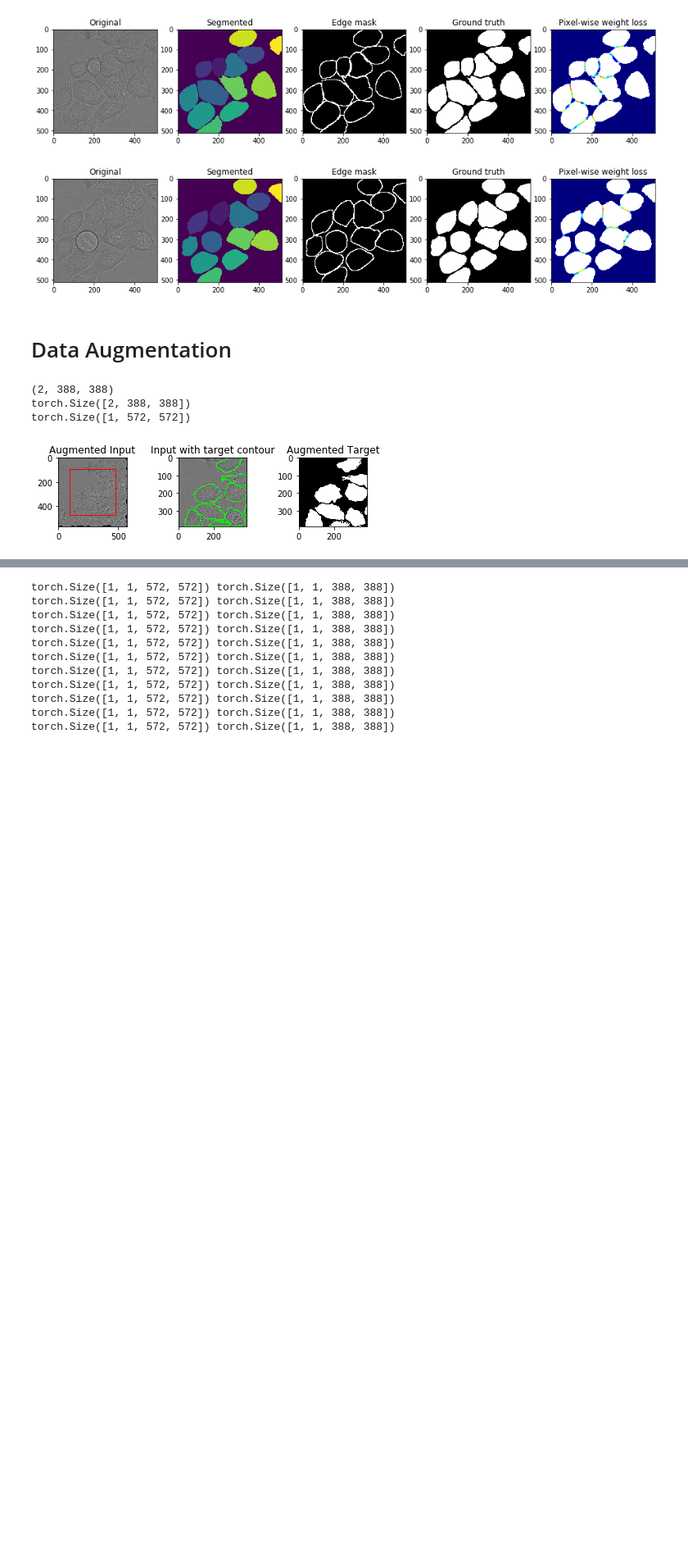
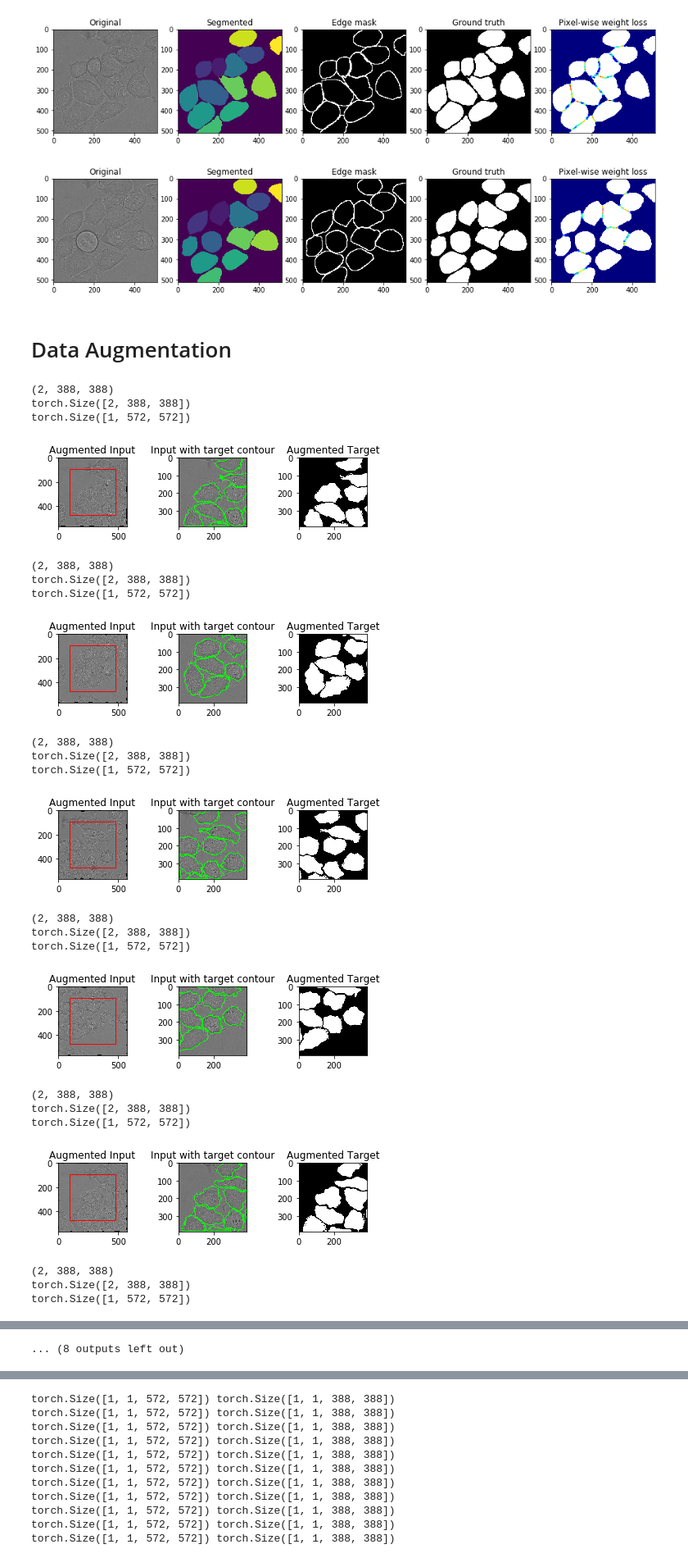
Before and after one commit to nsirons/DL-unet, a Jupyter notebook: main.ipynb, the cells around one changed output, grey strips where cells are left out. Shown: that part at 82% size. Saved outputs shown, nothing was run; the diff lists cells and outputs as text; code cells hidden in the pictures; blank space fills up the shorter version.

```diff
--- a/main.ipynb
+++ b/main.ipynb
@@ -197,36 +197,55 @@ val_per = 0.3
 train_set, val_set = torch.utils.data.random_split(transformed_dataset, [int(len(transformed_dataset) * (1-val_per)), int(len(transformed_dataset) * val_per)+1])
 
 # visualise augmentation
-for i in range(1):
+for i in range(10):
     img, gt = transformed_dataset[i]
     print(gt.shape)
     fig = plt.figure()
     ax1 = fig.add_subplot(131)
     ax2 = fig.add_subplot(132)
     ax3 = fig.add_subplot(133)
     print(img.shape)
     ax1.imshow(img.reshape(img.shape[1:]), cmap='gray')
     rect = patches.Rectangle((92,92),388,388,linewidth=1,edgecolor='r',facecolor='none')
     # Add the patch to the Axes
     ax1.add_patch(rect)
     ax1.set_title("Augmented Input")
     gt = gt[0,:,:].reshape((1,388, 388))
     gt = gt.reshape(gt.shape[1:]).numpy().astype(np.uint8)
     contours, hierarchy = cv.findContours(gt, cv.RETR_TREE, cv.CHAIN_APPROX_SIMPLE)
     image = cv.cvtColor(img.reshape(img.shape[1:])[92:92+388,92:92+388].numpy().astype(np.uint8),cv.COLOR_GRAY2RGB)
     cv.drawContours(image, contours, -1, (0, 255, 0), 3)
     ax2.imshow(image)
     ax2.set_title("Input with target contour")
 
     ax3.imshow(gt, cmap='gray')
     ax3.set_title("Augmented Target")
     fig.tight_layout()
     plt.show()
 
 # init DataLoader
 # data_loader = DataLoader(transformed_dataset, batch_size=4, shuffle=True)
 # %% [output]
 (2, 388, 388)
 torch.Size([2, 388, 388])
 torch.Size([1, 572, 572])
-[figure, old version]
+[figure, new version]
+(2, 388, 388)
+torch.Size([2, 388, 388])
+torch.Size([1, 572, 572])
+[figure, added]
+(2, 388, 388)
+torch.Size([2, 388, 388])
+torch.Size([1, 572, 572])
+[figure, added]
+(2, 388, 388)
+torch.Size([2, 388, 388])
+torch.Size([1, 572, 572])
+[figure, added]
+(2, 388, 388)
+torch.Size([2, 388, 388])
+torch.Size([1, 572, 572])
+[figure, added]
+(2, 388, 388)
+torch.Size([2, 388, 388])
+torch.Size([1, 572, 572])
@@ -233,2 +253,3 @@ torch.Size([1, 572, 572])
+... (8 outputs left out)
 # %%
 # init ImageDataset
```
Also changed, not shown: parts of 3 cells of this notebook.
